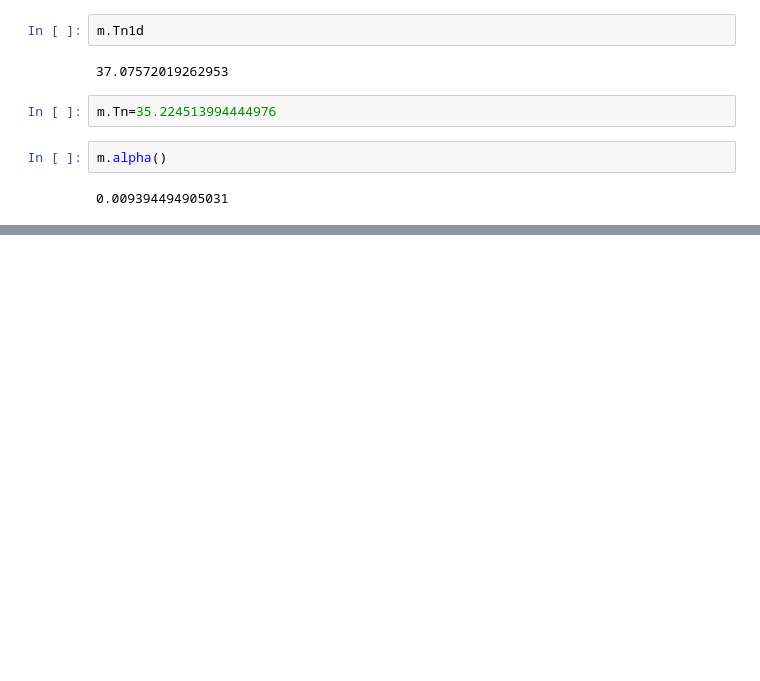
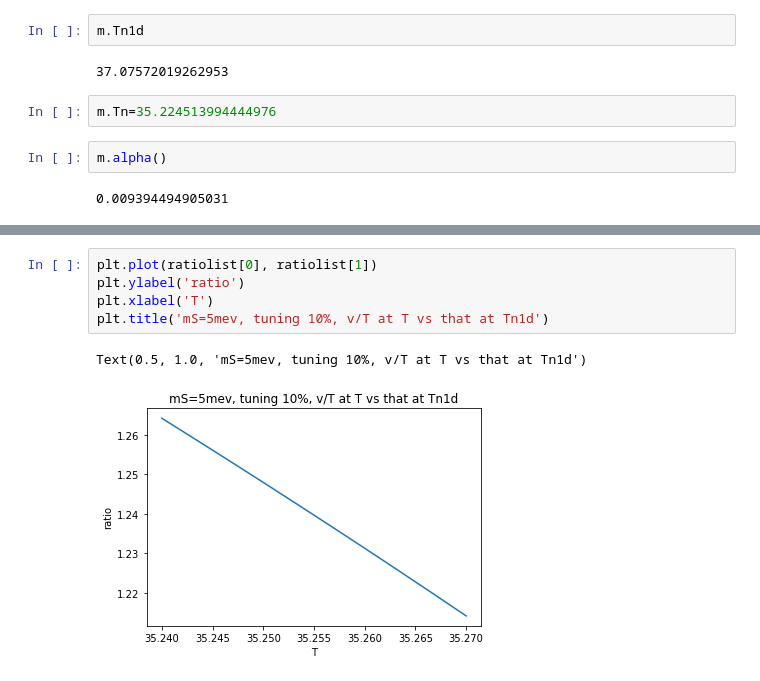
Before and after one commit to PB-316/SFO-EWPT-light-scalar, a Jupyter notebook: phase_transition/test.ipynb, the cells around one changed output, grey strips where cells are left out. Saved outputs shown, nothing was run; the diff lists cells and outputs as text; blank space fills up the shorter version.

```diff
--- a/phase_transition/test.ipynb
+++ b/phase_transition/test.ipynb
@@ -433,0 +619,8 @@ m.alpha()
+# %%
+plt.plot(ratiolist[0], ratiolist[1])
+plt.ylabel('ratio')
+plt.xlabel('T')
+plt.title('mS=5mev, tuning 10%, v/T at T vs that at Tn1d')
+# %% [output]
+Text(0.5, 1.0, 'mS=5mev, tuning 10%, v/T at T vs that at Tn1d')
+[figure, added]
```
Also changed, not shown: parts of 26 cells of this notebook, 3 other files.
